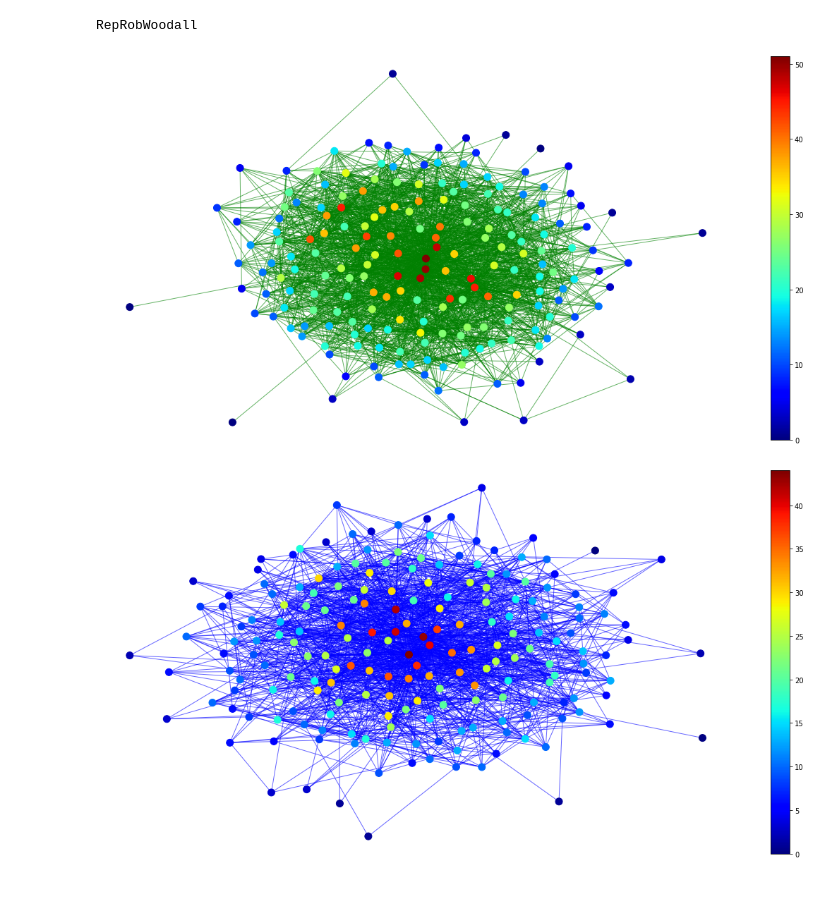
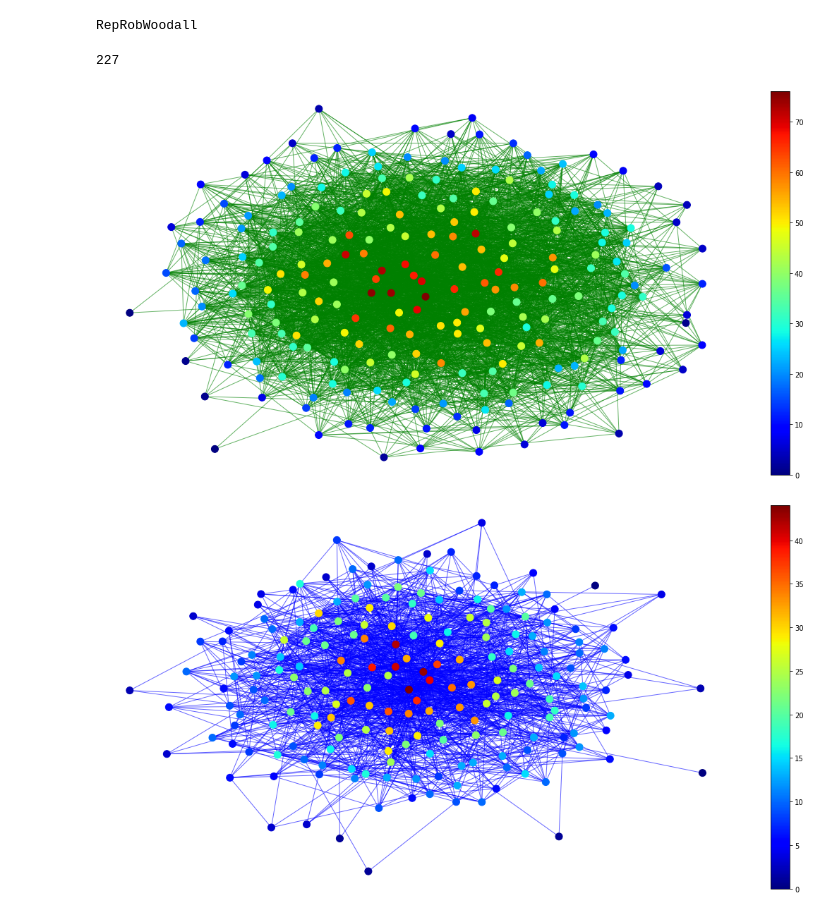
Before and after one commit to krzhalovski/Network-Science, a Jupyter notebook: Interaction_Analysis.ipynb, the cells around one changed output. Saved outputs shown, nothing was run; the diff lists cells and outputs as text; code cells hidden in the pictures.

Commit message:
Built all networks

```diff
--- a/Interaction_Analysis.ipynb
+++ b/Interaction_Analysis.ipynb
@@ -50,3 +50,15 @@ for rep in republican_representatives:
         print(rep.screen_name)
 # %% [output]
 RepRobWoodall
+# %%
+democrat_representatives = []
+
+for index, row in democrats.iterrows():
+    democrat_representatives.append(Representative(*row))
+
+with open('democrat_likes.json', 'rb') as f:
+    democrat_likes = json.load(f)
+
+len(democrat_likes)
+# %% [output]
+227
@@ -62,10 +82,22 @@ republicans_mentions_network.add_interactions('mentions', color='blue')
 republicans_likes_network.delete_isolated_nodes()
 republicans_retweets_network.delete_isolated_nodes()
 republicans_mentions_network.delete_isolated_nodes()
+# %%
+democrats_likes_network = PoliticalGraph(democrat_representatives)
+democrats_retweets_network = PoliticalGraph(democrat_representatives)
+democrats_mentions_network = PoliticalGraph(democrat_representatives)
+
+democrats_likes_network.add_interactions('likes', color='green')
+democrats_retweets_network.add_interactions('retweets', color='red')
+democrats_mentions_network.add_interactions('mentions', color='blue')
+
+democrats_likes_network.delete_isolated_nodes()
+democrats_retweets_network.delete_isolated_nodes()
+democrats_mentions_network.delete_isolated_nodes()
 # %%
-republicans_likes_network.draw_graph(layout=nx.kamada_kawai_layout, edge_attrs={'alpha':0.6}, node_attrs={'node_size': 100}, save_fig=True, save_fig_path='small_republican_graph.png')
+democrats_likes_network.draw_graph(layout=nx.kamada_kawai_layout, edge_attrs={'alpha':0.6}, node_attrs={'node_size': 100}, save_fig=True, save_fig_path='small_republican_graph.png')
 # %% [output]
-[figure, old version]
+[figure, new version]
 # %%
 republicans_mentions_network.draw_graph(layout=nx.kamada_kawai_layout, edge_attrs={'alpha':0.6}, node_attrs={'node_size': 100}, save_fig=True, save_fig_path='small_republican_graph.png')
 # %% [output]
```
Also changed, not shown: parts of 8 cells of this notebook.
